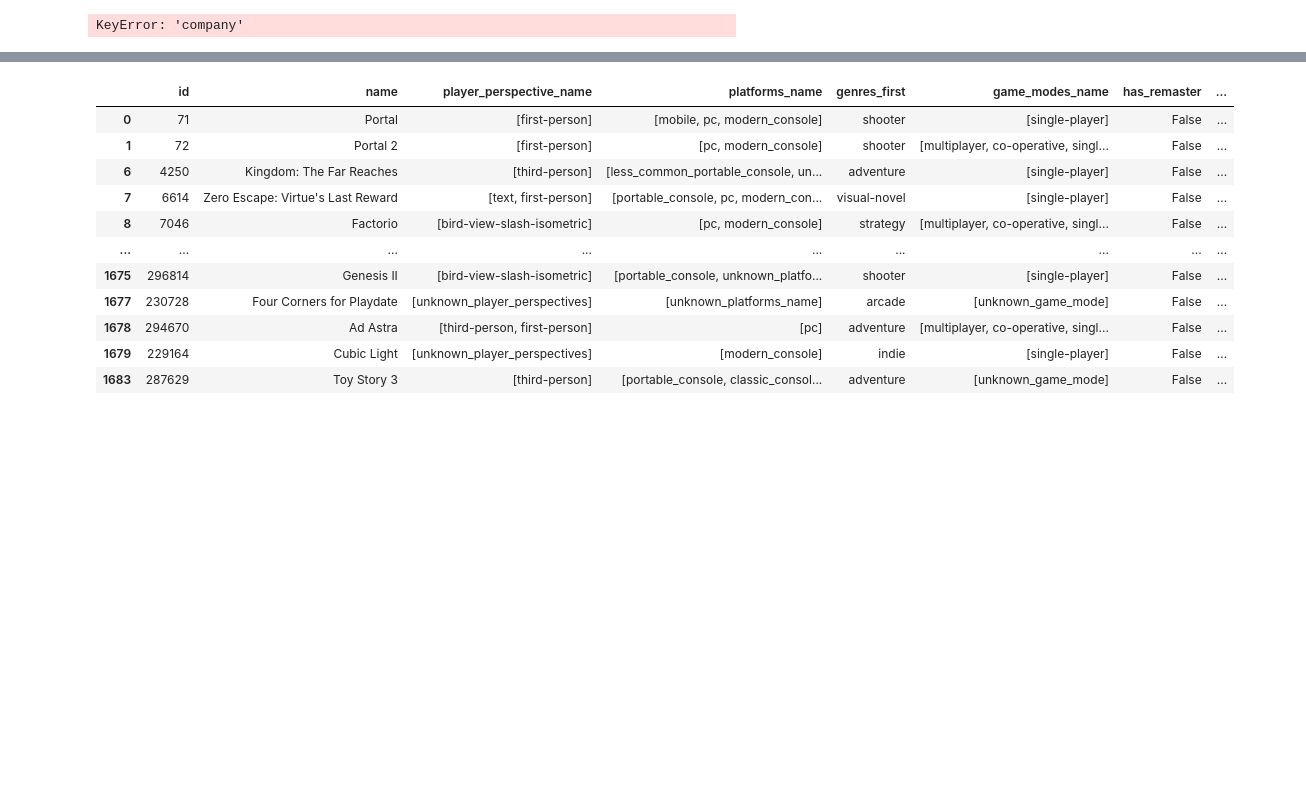
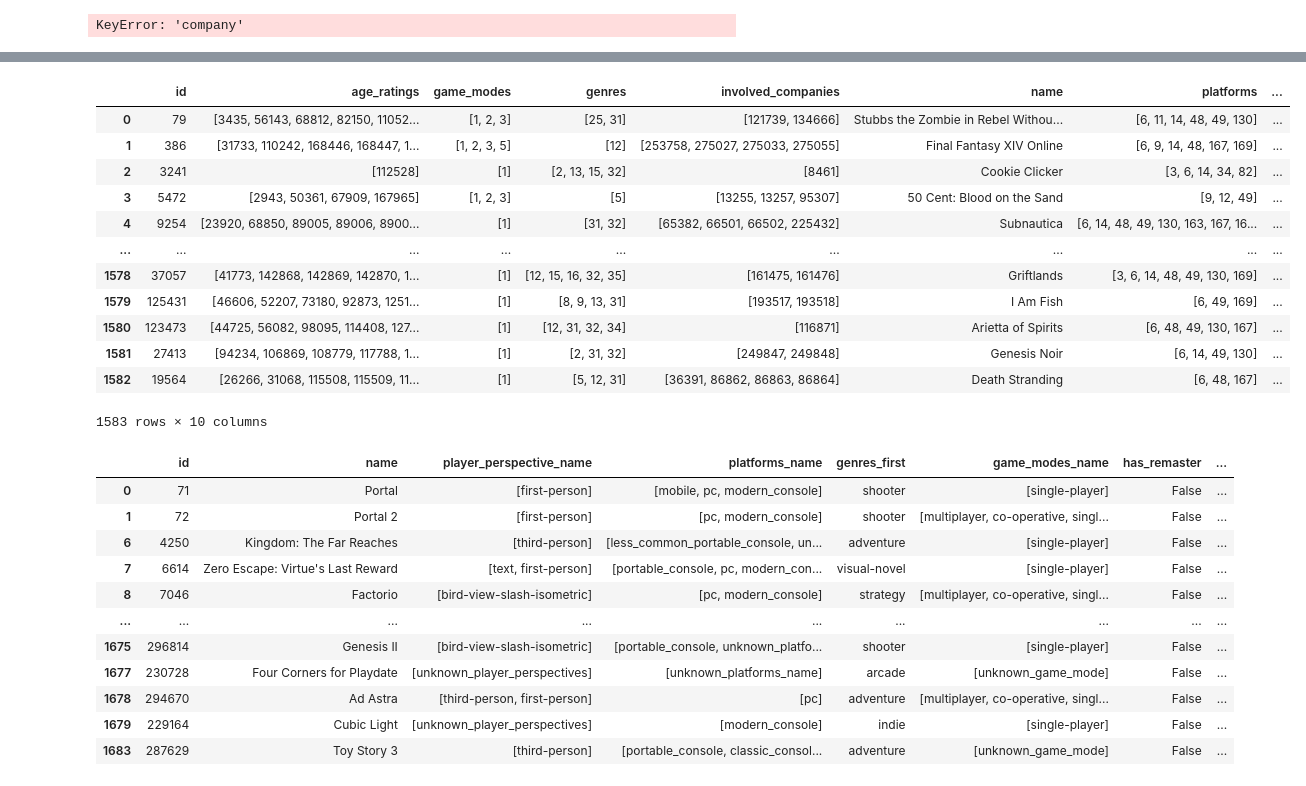
Before and after one commit to sjose03/data_master_eng_ml, a Jupyter notebook: notebooks/analise_nova.ipynb, the cells around one changed output, grey strips where cells are left out. Saved outputs shown, nothing was run; the diff lists cells and outputs as text; code cells hidden in the pictures; blank space fills up the shorter version.

```diff
--- a/notebooks/analise_nova.ipynb
+++ b/notebooks/analise_nova.ipynb
@@ -80,0 +281,2 @@ data_frame_multiplayer_modes
+# %%
+data_frame_games_raw_batch = fetch_raw_game_info(games_id_list_batch)
@@ -81,3 +289,19 @@ data_frame_multiplayer_modes
+# %%
+data_frame_games_raw_batch
+# %% [output]
+|  | id | age_ratings | game_modes | genres | involved_companies | name | platforms | ... |
+| 0 | 79 | [3435, 56143, 68812, 82150, 11052... | [1, 2, 3] | [25, 31] | [121739, 134666] | Stubbs the Zombie in Rebel Withou... | [6, 11, 14, 48, 49, 130] | ... |
+| 1 | 386 | [31733, 110242, 168446, 168447, 1... | [1, 2, 3, 5] | [12] | [253758, 275027, 275033, 275055] | Final Fantasy XIV Online | [6, 9, 14, 48, 167, 169] | ... |
+| 2 | 3241 | [112528] | [1] | [2, 13, 15, 32] | [8461] | Cookie Clicker | [3, 6, 14, 34, 82] | ... |
+| 3 | 5472 | [2943, 50361, 67909, 167965] | [1, 2, 3] | [5] | [13255, 13257, 95307] | 50 Cent: Blood on the Sand | [9, 12, 49] | ... |
+| 4 | 9254 | [23920, 68850, 89005, 89006, 8900... | [1] | [31, 32] | [65382, 66501, 66502, 225432] | Subnautica | [6, 14, 48, 49, 130, 163, 167, 16... | ... |
+| ... | ... | ... | ... | ... | ... | ... | ... | ... |
+| 1578 | 37057 | [41773, 142868, 142869, 142870, 1... | [1] | [12, 15, 16, 32, 35] | [161475, 161476] | Griftlands | [3, 6, 14, 48, 49, 130, 169] | ... |
+| 1579 | 125431 | [46606, 52207, 73180, 92873, 1251... | [1] | [8, 9, 13, 31] | [193517, 193518] | I Am Fish | [6, 49, 169] | ... |
+| 1580 | 123473 | [44725, 56082, 98095, 114408, 127... | [1] | [12, 31, 32, 34] | [116871] | Arietta of Spirits | [6, 48, 49, 130, 167] | ... |
+| 1581 | 27413 | [94234, 106869, 108779, 117788, 1... | [1] | [2, 31, 32] | [249847, 249848] | Genesis Noir | [6, 14, 49, 130] | ... |
+| 1582 | 19564 | [26266, 31068, 115508, 115509, 11... | [1] | [5, 12, 31] | [36391, 86862, 86863, 86864] | Death Stranding | [6, 48, 167] | ... |
+1583 rows × 10 columns
 # %%
 data_frame_games = fetch_game_info(games_id_list)
 # %%
```
Also changed, not shown: parts of 36 cells of this notebook, 5 other files.
